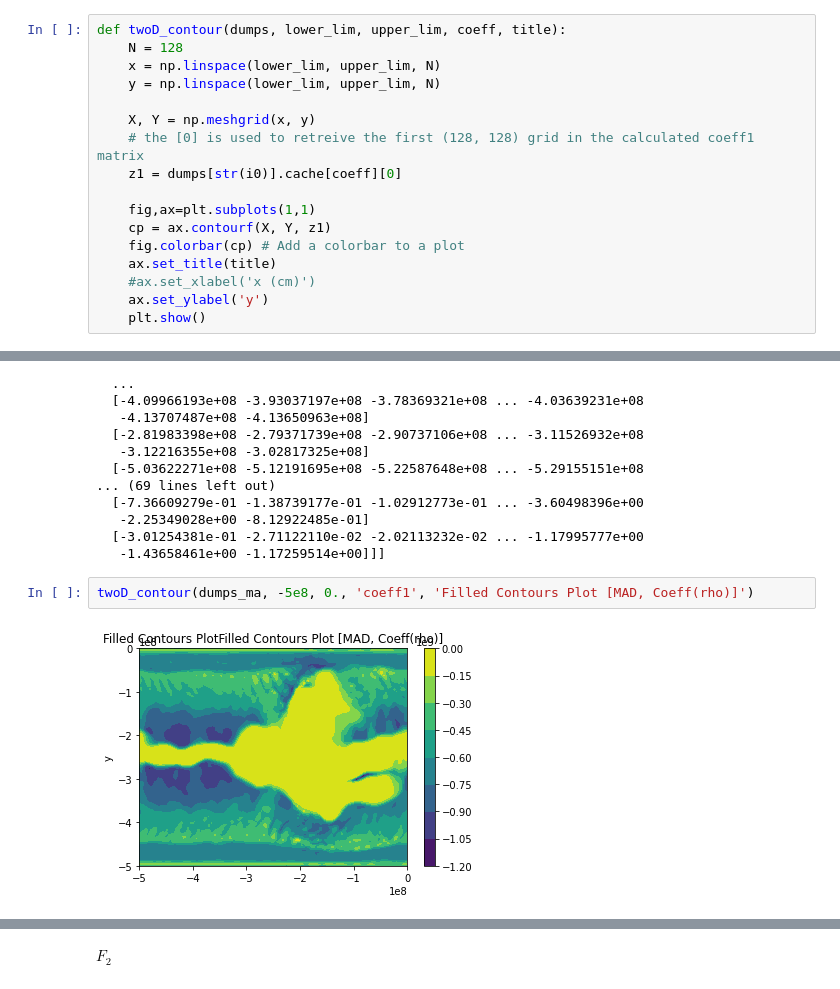
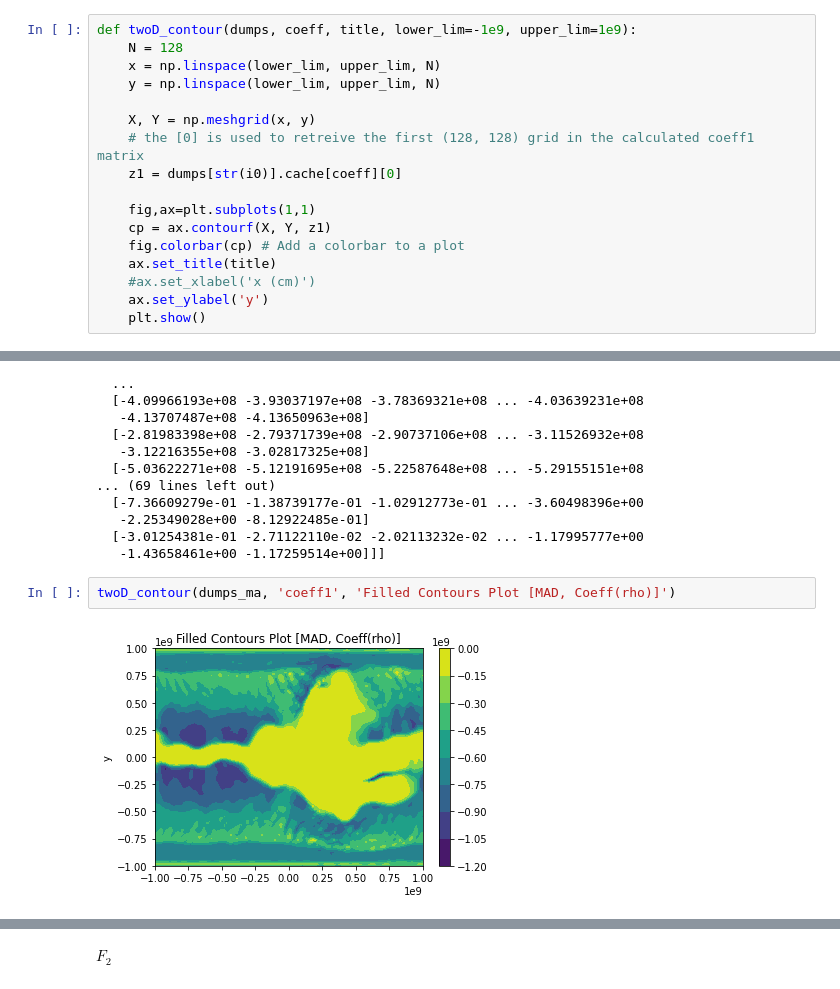
Before and after one commit to jlmaurora233/GRMHD, a Jupyter notebook: coeff_func_contour.ipynb, the cells around one changed output, grey strips where cells are left out. Saved outputs shown, nothing was run; the diff lists cells and outputs as text.

```diff
--- a/coeff_func_contour.ipynb
+++ b/coeff_func_contour.ipynb
@@ -152,7 +152,7 @@ dumps_sa = get_dumps(i0, i1, src_sa_10M)
 # %% [markdown]
 ## Contours
 # %%
-def twoD_contour(dumps, lower_lim, upper_lim, coeff, title):
+def twoD_contour(dumps, coeff, title, lower_lim=-1e9, upper_lim=1e9):
     N = 128
     x = np.linspace(lower_lim, upper_lim, N)
     y = np.linspace(lower_lim, upper_lim, N)
@@ -345,7 +430,7 @@ print(dumps_ma[str(i0)].cache['coeff1'])
   [-3.01254381e-01 -2.71122110e-02 -2.02113232e-02 ... -1.17995777e+00
    -1.43658461e+00 -1.17259514e+00]]]
 # %%
-twoD_contour(dumps_ma, -5e8, 0., 'coeff1', 'Filled Contours Plot [MAD, Coeff(rho)]')
+twoD_contour(dumps_ma, 'coeff1', 'Filled Contours Plot [MAD, Coeff(rho)]')
 # %% [output]
-[figure, old version]
+[figure, new version]
 # %%
```
Also changed, not shown: parts of 26 cells of this notebook.
